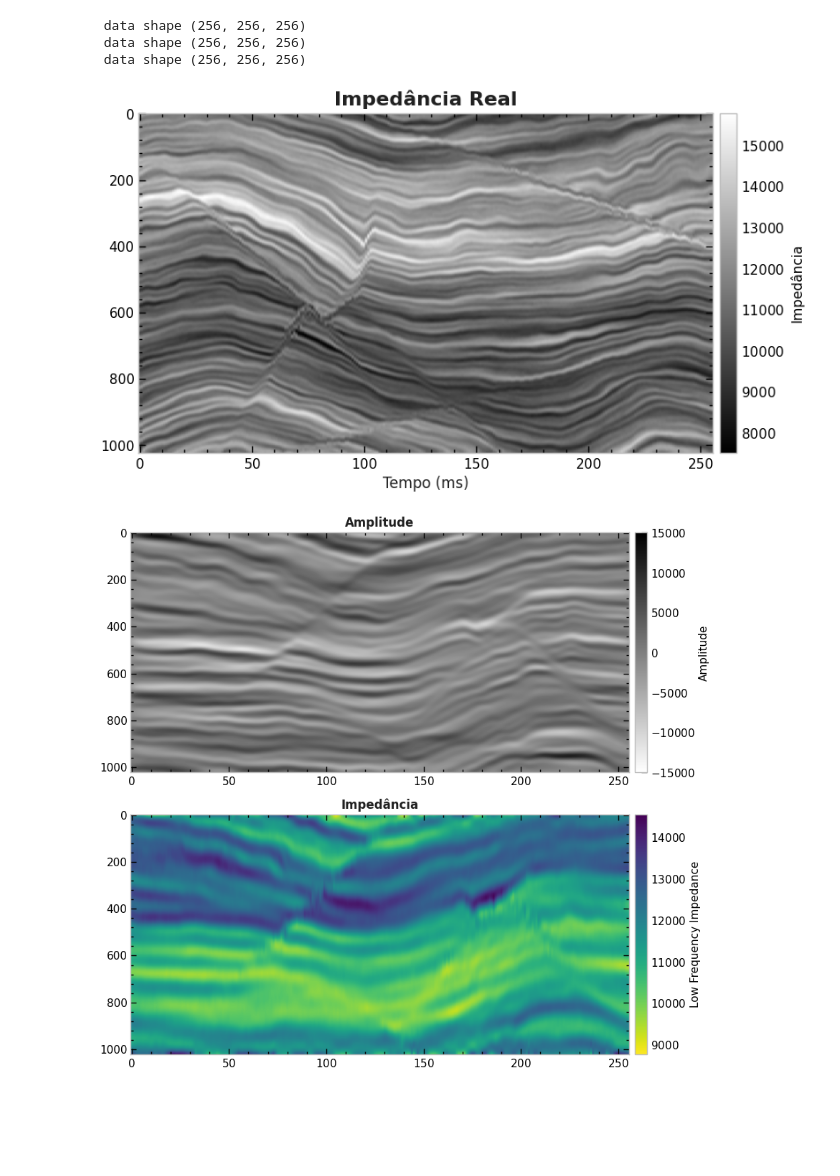
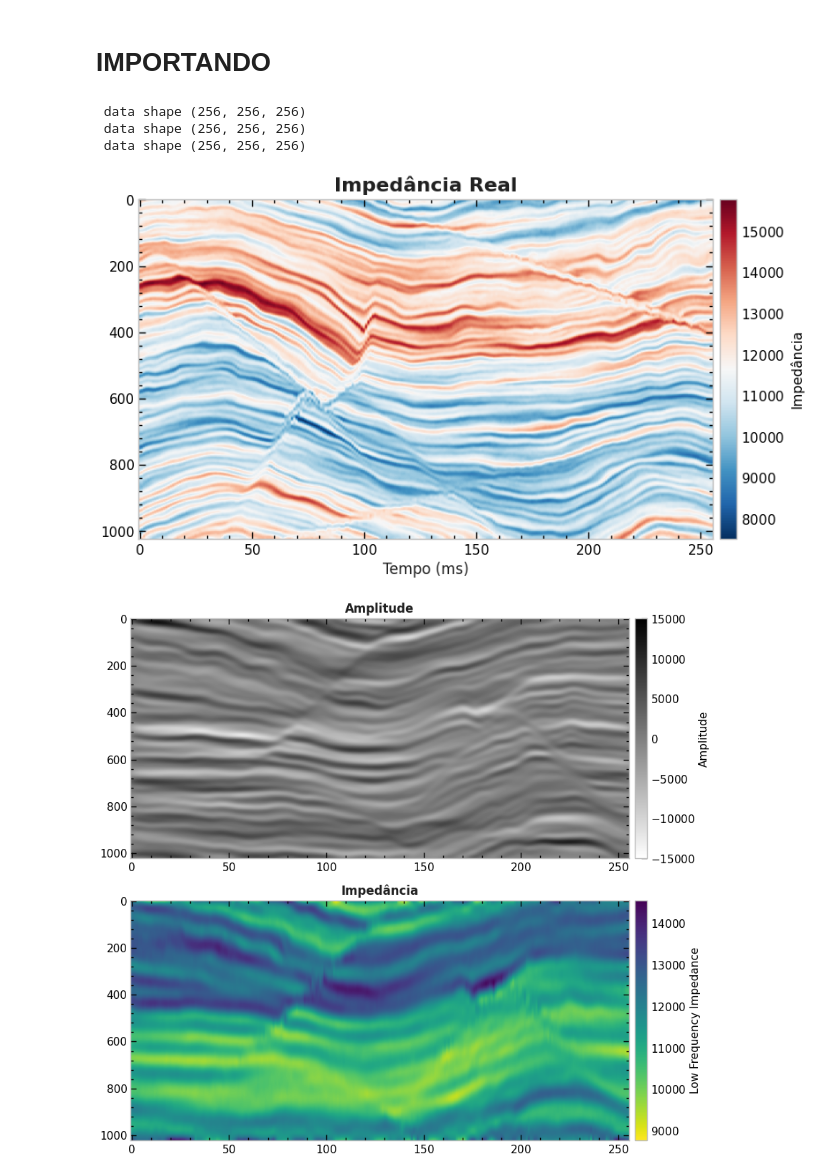
Before and after one commit to albano-a/inversion_methods_algorithms, a Jupyter notebook: full_section.ipynb, the cells around one changed output. Saved outputs shown, nothing was run; the diff lists cells and outputs as text; code cells hidden in the pictures; blank space fills up the shorter version.

```diff
--- a/full_section.ipynb
+++ b/full_section.ipynb
@@ -1,3 +1,5 @@
+# %% [markdown]
+# IMPORTANDO
 # %%
 import numpy as np
 import pandas as pd
@@ -10,6 +12,12 @@ import warnings
 warnings.filterwarnings("ignore")
 
 plt.style.use(['bmh','science','notebook','grid'])
+PRIMARY = "royalblue"
+SECONDARY = "forestgreen"
+TERCIARY = "firebrick"
+ALTERNATIVE = "darkorange"
+TEXT_COLOR = '#212121'
+plt.rc('font', family='Arial')
 # %%
 from scipy.signal import butter, filtfilt
 
@@ -63,19 +74,21 @@ imp_background = butter_lowpass_filtfilt(data_imp, cutoff_back, fs, order=5)
 # %%
 plt.figure(figsize=(10, 5))
 
-impb = plt.imshow(imp_30hz[:, 128, :].T, cmap='gray', aspect='auto')
+impb = plt.imshow(imp_30hz[:, 128, :].T,
+                  cmap='RdBu_r',
+                  aspect='auto')
 plt.title('Impedância Real', fontsize=16, fontweight='bold', color=TEXT_COLOR)
 plt.xlabel("Tempo (ms)", fontsize=12, color=TEXT_COLOR)
 plt.gca().set_yticklabels([str(int(tick)*4) for tick in plt.gca().get_yticks()])
 cbar = plt.colorbar(impb, pad=0.01)
 cbar.set_label('Impedância', size=11)
 cbar.ax.tick_params(labelsize=11)
 plt.tick_params(axis='both', labelsize=11)
 
 plt.grid()
 plt.show()
 # %% [output]
-[figure, old version]
+[figure, new version]
 # %%
 fig, axs = plt.subplots(2, 1, figsize=(9,8))
 
```
Also changed, not shown: parts of 18 cells of this notebook, 8 other files.
